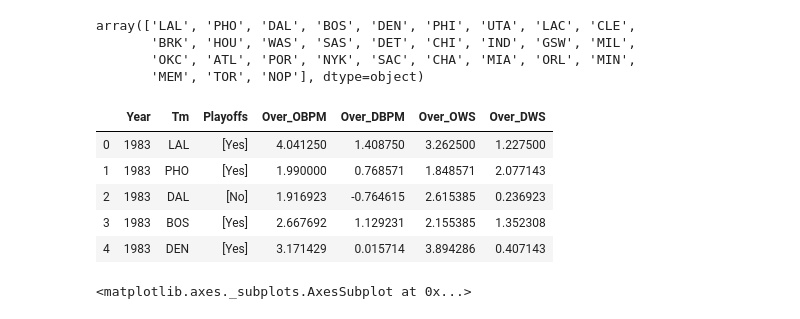
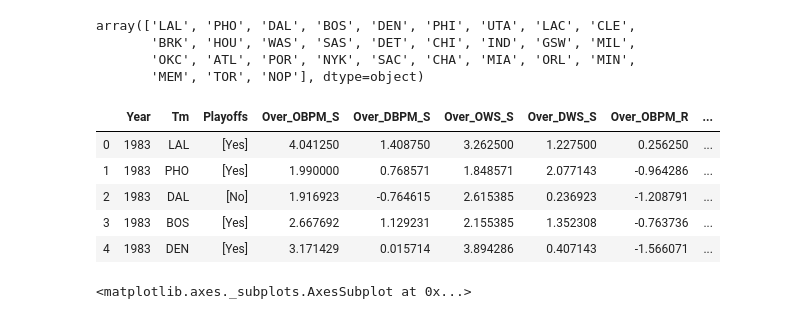
Before and after one commit to nteuthorn/Thinkful_Capstone1, a Jupyter notebook: Capstone 1.ipynb, the cells around one changed output. Cells and saved outputs as stored; diff of their text form; code cells hidden in the pictures.

Commit message:
Create one dataframe combining starters and reserves

```diff
--- a/Capstone 1.ipynb
+++ b/Capstone 1.ipynb
@@ -342,25 +342,30 @@ player_w_standings_final['DBPM_Diff'] = player_w_standings_final.DBPM - player_w
 player_w_standings_final['OWS_Diff'] = player_w_standings_final.OWS - player_w_standings_final.Team_OWS
 player_w_standings_final['DWS_Diff'] = player_w_standings_final.DWS - player_w_standings_final.Team_DWS
 # %%
-team_stats_starter = pd.DataFrame(columns = ['Year', 'Tm', 'Playoffs', 'Over_OBPM', 'Over_DBPM', 'Over_OWS', 'Over_DWS'])
+team_stats_final = pd.DataFrame(columns = ['Year', 'Tm', 'Playoffs', 'Over_OBPM_S', 'Over_DBPM_S', 'Over_OWS_S', 'Over_DWS_S',
+                                             'Over_OBPM_R', 'Over_DBPM_R', 'Over_OWS_R', 'Over_DWS_R'])
 
 i = 0
 for year in player_w_standings_final.Year.unique():
     for team in player_w_standings_final.Tm.unique():
-        team_stats_starter.loc[i] = pd.Series({'Year': year, 'Tm': team,
+        team_stats_final.loc[i] = pd.Series({'Year': year, 'Tm': team,
         'Playoffs': player_w_standings_final.loc[(player_w_standings_final.Tm == team) & (player_w_standings_final.Year == year) & (player_w_standings_final.Role == 2)].Playoffs.unique(),
-        'Over_OBPM': player_w_standings_final.loc[(player_w_standings_final.Tm == team) & (player_w_standings_final.Year == year) & (player_w_standings_final.Role == 2)].OBPM_Diff.mean(),
-        'Over_DBPM': player_w_standings_final.loc[(player_w_standings_final.Tm == team) & (player_w_standings_final.Year == year) & (player_w_standings_final.Role == 2)].DBPM_Diff.mean(),
-        'Over_OWS': player_w_standings_final.loc[(player_w_standings_final.Tm == team) & (player_w_standings_final.Year == year) & (player_w_standings_final.Role == 2)].OWS_Diff.mean(),
-        'Over_DWS': player_w_standings_final.loc[(player_w_standings_final.Tm == team) & (player_w_standings_final.Year == year) & (player_w_standings_final.Role == 2)].DWS_Diff.mean()})
+        'Over_OBPM_S': player_w_standings_final.loc[(player_w_standings_final.Tm == team) & (player_w_standings_final.Year == year) & (player_w_standings_final.Role == 2)].OBPM_Diff.mean(),
+        'Over_DBPM_S': player_w_standings_final.loc[(player_w_standings_final.Tm == team) & (player_w_standings_final.Year == year) & (player_w_standings_final.Role == 2)].DBPM_Diff.mean(),
+        'Over_OWS_S': player_w_standings_final.loc[(player_w_standings_final.Tm == team) & (player_w_standings_final.Year == year) & (player_w_standings_final.Role == 2)].OWS_Diff.mean(),
+        'Over_DWS_S': player_w_standings_final.loc[(player_w_standings_final.Tm == team) & (player_w_standings_final.Year == year) & (player_w_standings_final.Role == 2)].DWS_Diff.mean(),
+        'Over_OBPM_R': player_w_standings_final.loc[(player_w_standings_final.Tm == team) & (player_w_standings_final.Year == year) & (player_w_standings_final.Role == 1)].OBPM_Diff.mean(),
+        'Over_DBPM_R': player_w_standings_final.loc[(player_w_standings_final.Tm == team) & (player_w_standings_final.Year == year) & (player_w_standings_final.Role == 1)].DBPM_Diff.mean(),
+        'Over_OWS_R': player_w_standings_final.loc[(player_w_standings_final.Tm == team) & (player_w_standings_final.Year == year) & (player_w_standings_final.Role == 1)].OWS_Diff.mean(),
+        'Over_DWS_R': player_w_standings_final.loc[(player_w_standings_final.Tm == team) & (player_w_standings_final.Year == year) & (player_w_standings_final.Role == 1)].DWS_Diff.mean()})
 
         i += 1
 # %%
-team_stats_starter.head()
+team_stats_final.head()
 # %% [output]
-|  | Year | Tm | Playoffs | Over_OBPM | Over_DBPM | Over_OWS | Over_DWS |
-| 0 | 1983 | LAL | [Yes] | 4.041250 | 1.408750 | 3.262500 | 1.227500 |
-| 1 | 1983 | PHO | [Yes] | 1.990000 | 0.768571 | 1.848571 | 2.077143 |
-| 2 | 1983 | DAL | [No] | 1.916923 | -0.764615 | 2.615385 | 0.236923 |
-| 3 | 1983 | BOS | [Yes] | 2.667692 | 1.129231 | 2.155385 | 1.352308 |
-| 4 | 1983 | DEN | [Yes] | 3.171429 | 0.015714 | 3.894286 | 0.407143 |
+|  | Year | Tm | Playoffs | Over_OBPM_S | Over_DBPM_S | Over_OWS_S | Over_DWS_S | Over_OBPM_R | ... |
+| 0 | 1983 | LAL | [Yes] | 4.041250 | 1.408750 | 3.262500 | 1.227500 | 0.256250 | ... |
+| 1 | 1983 | PHO | [Yes] | 1.990000 | 0.768571 | 1.848571 | 2.077143 | -0.964286 | ... |
+| 2 | 1983 | DAL | [No] | 1.916923 | -0.764615 | 2.615385 | 0.236923 | -1.208791 | ... |
+| 3 | 1983 | BOS | [Yes] | 2.667692 | 1.129231 | 2.155385 | 1.352308 | -0.763736 | ... |
+| 4 | 1983 | DEN | [Yes] | 3.171429 | 0.015714 | 3.894286 | 0.407143 | -1.566071 | ... |
```
Also changed, not shown: parts of 7 cells of this notebook.
